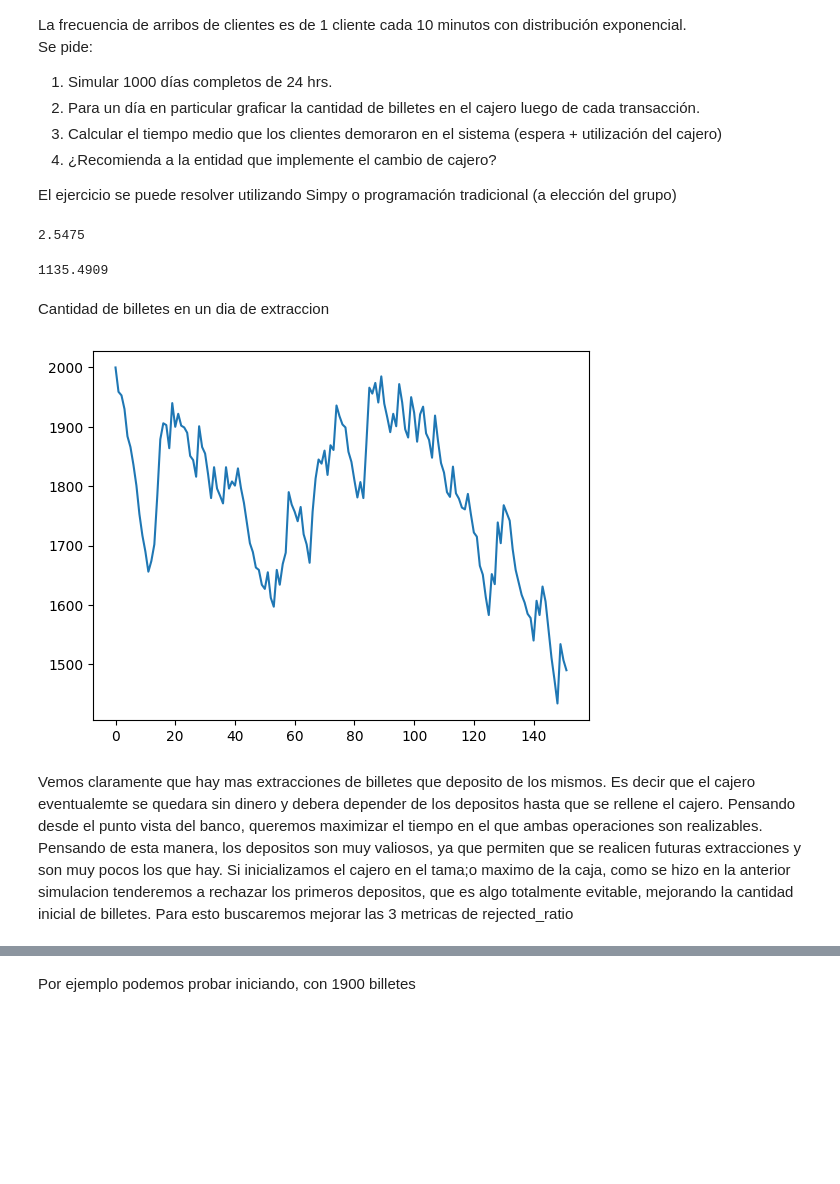
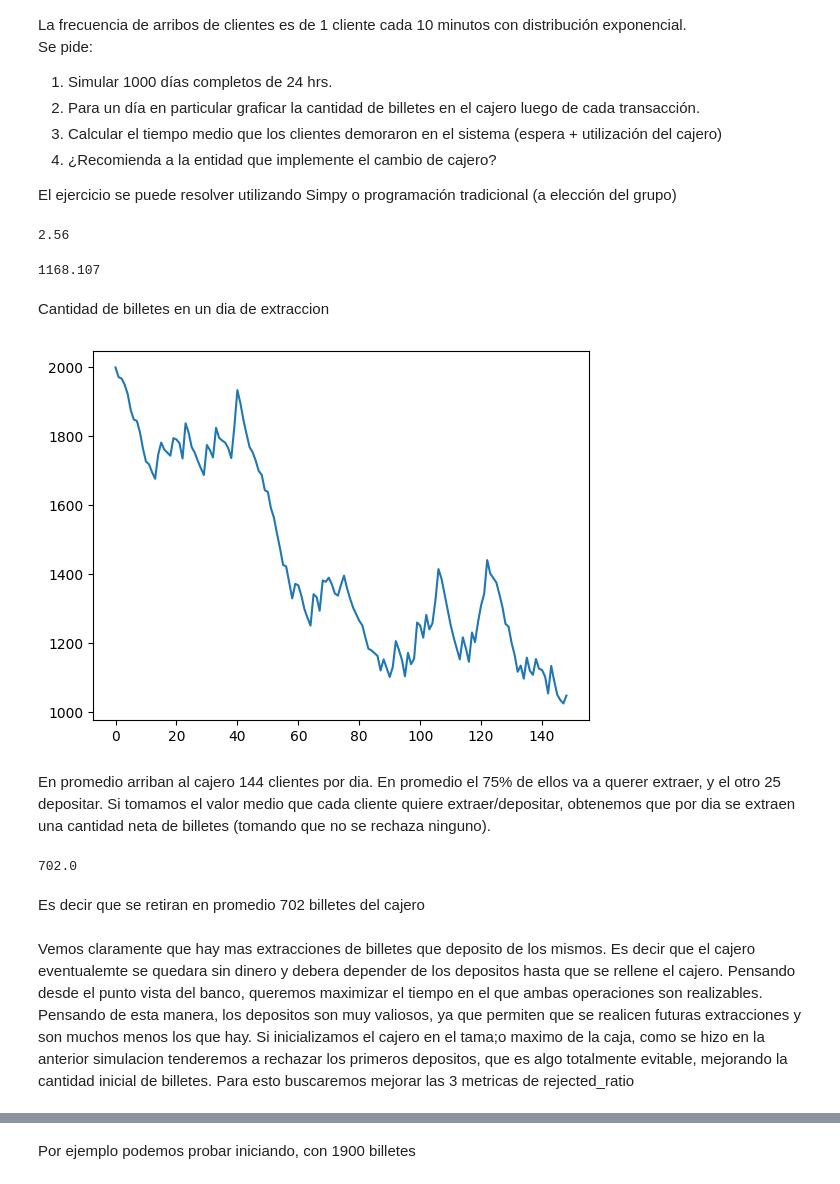
Before and after one commit to Rivejjj/Los-Simuladores, a Jupyter notebook: tp2.ipynb, the cells around one changed output, grey strips where cells are left out. Cells and saved outputs as stored; diff of their text form; code cells hidden in the pictures; blank space fills up the shorter version.

```diff
--- a/tp2.ipynb
+++ b/tp2.ipynb
@@ -930,14 +930,14 @@ class Client:
             self.finish_time = env.now
 # %%
 def arrival_of_clients(env, atm, resource, day):
-    time_gen = Exp_generator(int(time.time()) * day * 8769567584, 1/10) # Generador de tiempo entre llegada de clientes
-    transaction_gen = Uniform_generator(int(time.time()) * day * 24579411) # Generador de probabilidad para extraccion o deposito
+    time_gen = Exp_generator(seed_generator.rand(), 1/10) # Generador de tiempo entre llegada de clientes
+    transaction_gen = Uniform_generator(seed_generator.rand()) # Generador de probabilidad para extraccion o deposito
 
-    extraction_time_gen = Exp_generator(int(time.time()) * day * 44859889, 2/3) # Generador de tiempo para extracciones
-    deposit_time_gen = Exp_generator(int(time.time() * day * 45621154), 1/5) # Generador de tiempo para depositos
+    extraction_time_gen = Exp_generator(seed_generator.rand(), 2/3) # Generador de tiempo para extracciones
+    deposit_time_gen = Exp_generator(seed_generator.rand(), 1/5) # Generador de tiempo para depositos
 
-    extraction_amount_gen = Uniform_generator(int(time.time()) * day * 72895245, 47, 3) # Generador de cantidad de billetes a extraer
-    deposit_amount_gen = Uniform_generator(int(time.time()) * day * 5788932, 100, 10) # Generador de cantidad de billetes a depositar
+    extraction_amount_gen = Uniform_generator(seed_generator.rand(), 47, 3) # Generador de cantidad de billetes a extraer
+    deposit_amount_gen = Uniform_generator(seed_generator.rand(), 100, 10) # Generador de cantidad de billetes a depositar
 
     while True:
         time_for_next_client = time_gen.rand()
@@ -953,46 +953,56 @@ def arrival_of_clients(env, atm, resource, day):
             amount = int(deposit_amount_gen.rand())
             env.process(client.deposit(env, time_to_deposit, amount))
 # %%
-atms = []
-def days_of_work(list, n, initial_bills):
+def days_of_work(n, initial_bills):
+    atms = []
     for i in range(1, n + 1):
         env = simpy.Environment()
         resource = simpy.Resource(env, 1)
         atm = AtmRecycler(2000, initial_bills)
         env.process(arrival_of_clients(env, atm, resource, i))
         env.run(until=SIM_TIME_4)
-        list.append(atm)
+        atms.append(atm)
+    return atms
 # %%
-atms = []
-days_of_work(atms, 1000, 2000)
+atms = days_of_work(1000, 2000)
 # %%
 #aprox 2000 - 882 = 1118
 aux = 0
 for atm in atms:
     aux += atm.failed_deposits
 
-aux/10000
+aux/1000
 # %% [output]
-2.5475
+2.56
 # %%
 #aprox 2000 - 882 = 1118
 aux = 0
 for atm in atms:
     aux += atm.bills
 
-aux/10000
+aux/1000
 # %% [output]
-1135.4909
+1168.107
 # %% [markdown]
 Cantidad de billetes en un dia de extraccion
 # %%
+def plot_bill_tracker(atm):
+    plt.plot(atm.bill_tracker)
+    plt.show()
 
-plt.plot(atms[20].bill_tracker)
-plt.show()
+plot_bill_tracker(atms[0])
 # %% [output]
-[figure, old version]
+[figure, new version]
+# %% [markdown]
+En promedio arriban al cajero 144 clientes por dia. En promedio el 75% de ellos va a querer extraer, y el otro 25 depositar. Si tomamos el valor medio que cada cliente quiere extraer/depositar, obtenemos que por dia se extraen una cantidad neta de billetes (tomando que no se rechaza ninguno).
+# %%
+(144 * 0.75 * (53 / 2)) - (144 * 0.25 *60)
+# %% [output]
+702.0
+# %% [markdown]
+Es decir que se retiran en promedio 702 billetes del cajero
 # %% [markdown]
-Vemos claramente que hay mas extracciones de billetes que deposito de los mismos. Es decir que el cajero eventualemte se quedara sin dinero y debera depender de los depositos hasta que se rellene el cajero. Pensando desde el punto vista del banco, queremos maximizar el tiempo en el que ambas operaciones son realizables. Pensando de esta manera, los depositos son muy valiosos, ya que permiten que se realicen futuras extracciones y son muy pocos los que hay. Si inicializamos el cajero en el tama;o maximo de la caja, como se hizo en la anterior simulacion tenderemos a rechazar los primeros depositos, que es algo totalmente evitable, mejorando la cantidad inicial de billetes. Para esto buscaremos mejorar las 3 metricas de rejected_ratio
+Vemos claramente que hay mas extracciones de billetes que deposito de los mismos. Es decir que el cajero eventualemte se quedara sin dinero y debera depender de los depositos hasta que se rellene el cajero. Pensando desde el punto vista del banco, queremos maximizar el tiempo en el que ambas operaciones son realizables. Pensando de esta manera, los depositos son muy valiosos, ya que permiten que se realicen futuras extracciones y son muchos menos los que hay. Si inicializamos el cajero en el tama;o maximo de la caja, como se hizo en la anterior simulacion tenderemos a rechazar los primeros depositos, que es algo totalmente evitable, mejorando la cantidad inicial de billetes. Para esto buscaremos mejorar las 3 metricas de rejected_ratio
 # %%
 def get_mean_ratios(atms):
     rej_t_ratio = []
```
Also changed, not shown: parts of 18 cells of this notebook.
